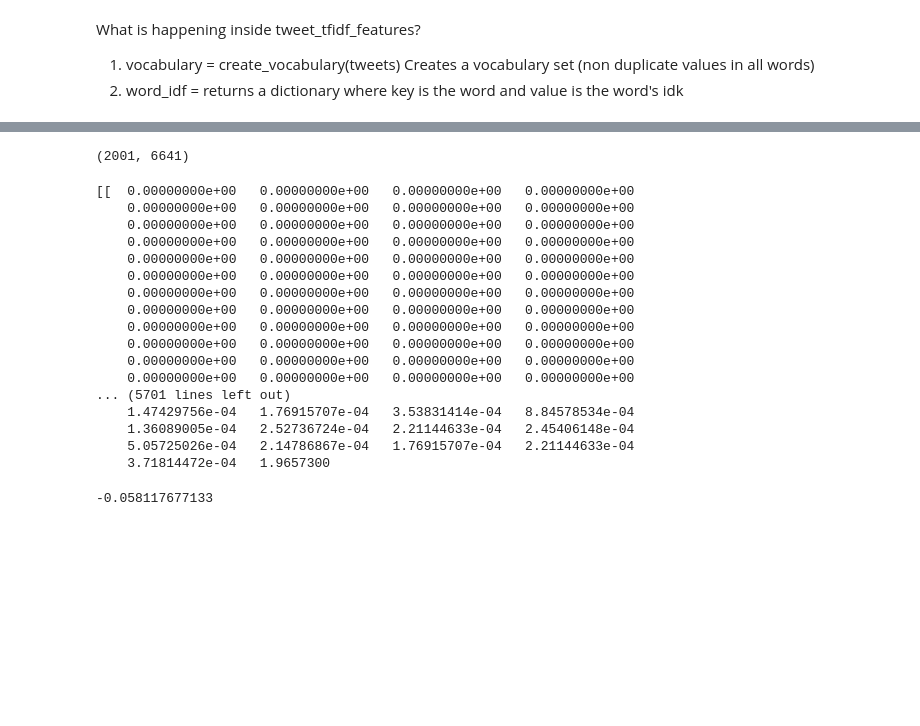
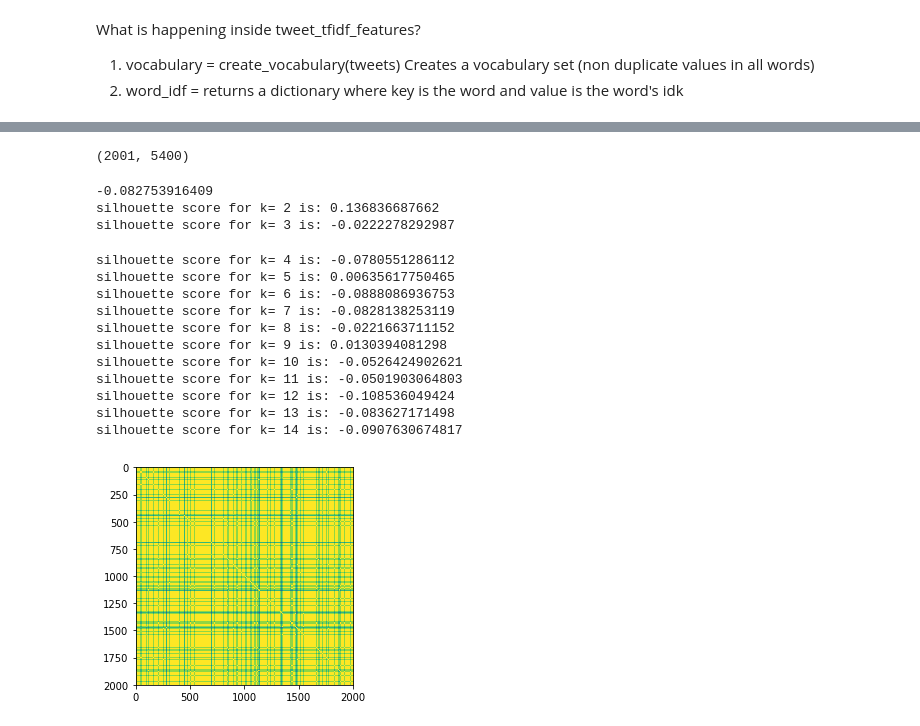
Before and after one commit to satyamkapoor/project_dataanalysis, a Jupyter notebook: Data Project.ipynb, the cells around one changed output, grey strips where cells are left out. Drawn from its saved outputs; the diff is of its cells as text; code cells hidden in the pictures; blank space fills up the shorter version.

Commit message:
filtered twitter names out, implemented the consensus for the k-means

```diff
--- a/Data Project.ipynb
+++ b/Data Project.ipynb
@@ -35,6 +35,13 @@ def remove_stopwords(tweets):
         tweet_nostop = [w.lower() for w in tweet if w.lower() not in stopwords]
         tweets_nostop.append(tweet_nostop)
     return tweets_nostop
+
+def filter_names(tweets):
+    tweets_filtered = []
+    for tweet in tweets:
+        tweet_filtered = [re.sub("@([A-Za-z0-9_]+)",'', w) for w in tweet]
+        tweets_filtered.append(tweet_filtered)
+    return tweets_filtered
 
 def filter_noise(tweets):
     tweets_filtered = []
@@ -62,6 +69,7 @@ def my_stem(tweets):
 # %%
 all_tweets = tokenize(data)
 all_tweets = remove_url(all_tweets)
+all_tweets = filter_names(all_tweets)
 all_tweets = filter_noise(all_tweets)
 all_tweets = remove_stopwords(all_tweets)
 all_tweets = my_stem(all_tweets)
@@ -160,7 +145,7 @@ np.set_printoptions(threshold=np.nan)
 # %%
 feature_matrix.shape
 # %% [output]
-(2001, 6641)
+(2001, 5400)
 # %%
 def euclidean_vectorized(A, B):
     n, d = A.shape
@@ -219,31 +204,43 @@ def kmeans(X,n_clusters):
     return labels,centroids
 # %%
 from sklearn.cluster import KMeans
-num_clusters = 5
+num_clusters = 8
 cluster_labels,centroids = kmeans(feature_matrix,num_clusters)
-# %%
-print(centroids)
-# %% [output]
-[[  0.00000000e+00   0.00000000e+00   0.00000000e+00   0.00000000e+00
-    0.00000000e+00   0.00000000e+00   0.00000000e+00   0.00000000e+00
-    0.00000000e+00   0.00000000e+00   0.00000000e+00   0.00000000e+00
-    0.00000000e+00   0.00000000e+00   0.00000000e+00   0.00000000e+00
-    0.00000000e+00   0.00000000e+00   0.00000000e+00   0.00000000e+00
-    0.00000000e+00   0.00000000e+00   0.00000000e+00   0.00000000e+00
-    0.00000000e+00   0.00000000e+00   0.00000000e+00   0.00000000e+00
-    0.00000000e+00   0.00000000e+00   0.00000000e+00   0.00000000e+00
-    0.00000000e+00   0.00000000e+00   0.00000000e+00   0.00000000e+00
-    0.00000000e+00   0.00000000e+00   0.00000000e+00   0.00000000e+00
-    0.00000000e+00   0.00000000e+00   0.00000000e+00   0.00000000e+00
-    0.00000000e+00   0.00000000e+00   0.00000000e+00   0.00000000e+00
-... (5701 lines left out)
-    1.47429756e-04   1.76915707e-04   3.53831414e-04   8.84578534e-04
-    1.36089005e-04   2.52736724e-04   2.21144633e-04   2.45406148e-04
-    5.05725026e-04   2.14786867e-04   1.76915707e-04   2.21144633e-04
-    3.71814472e-04   1.9657300
-# %%
-import sklearn
-from sklearn.metrics import silhouette_score
-print(silhouette_score(feature_matrix, cluster_labels))
-# %% [output]
--0.058117677133
+# %%
+import sklearn
+from sklearn.metrics import silhouette_score
+print(silhouette_score(feature_matrix, cluster_labels))
+
+nclusters_to_test = 15
+consensus_matrix = np.zeros((feature_matrix.shape[0],feature_matrix.shape[0]))
+
+for i in range(2,nclusters_to_test):
+    cluster_labels, centroids = kmeans(feature_matrix, i)
+    sil_score = silhouette_score(feature_matrix, cluster_labels)
+    print("silhouette score for k=",i, 'is:',sil_score)
+    for i in range(len(cluster_labels)):
+        for j in range(len(cluster_labels)):
+            if cluster_labels[i] == cluster_labels[j]:
+                consensus_matrix[i,j] = (consensus_matrix[i,j] + 1)
+
+import matplotlib.pyplot as plt
+
+plt.imshow(consensus_matrix)
+plt.legend()
+plt.show()
+# %% [output]
+-0.082753916409
+silhouette score for k= 2 is: 0.136836687662
+silhouette score for k= 3 is: -0.0222278292987
+silhouette score for k= 4 is: -0.0780551286112
+silhouette score for k= 5 is: 0.00635617750465
+silhouette score for k= 6 is: -0.0888086936753
+silhouette score for k= 7 is: -0.0828138253119
+silhouette score for k= 8 is: -0.0221663711152
+silhouette score for k= 9 is: 0.0130394081298
+silhouette score for k= 10 is: -0.0526424902621
+silhouette score for k= 11 is: -0.0501903064803
+silhouette score for k= 12 is: -0.108536049424
+silhouette score for k= 13 is: -0.083627171498
+silhouette score for k= 14 is: -0.0907630674817
+[figure, added]
```
Also changed, not shown: parts of 12 cells of this notebook.
